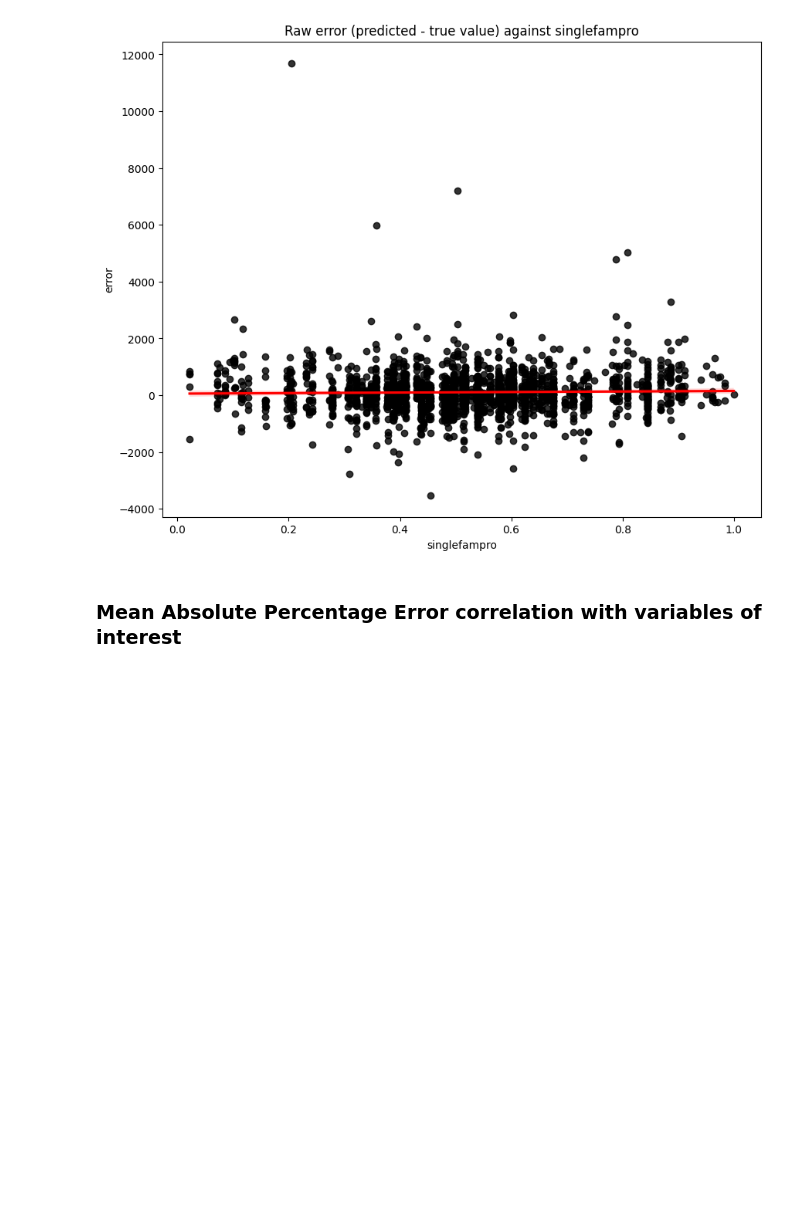
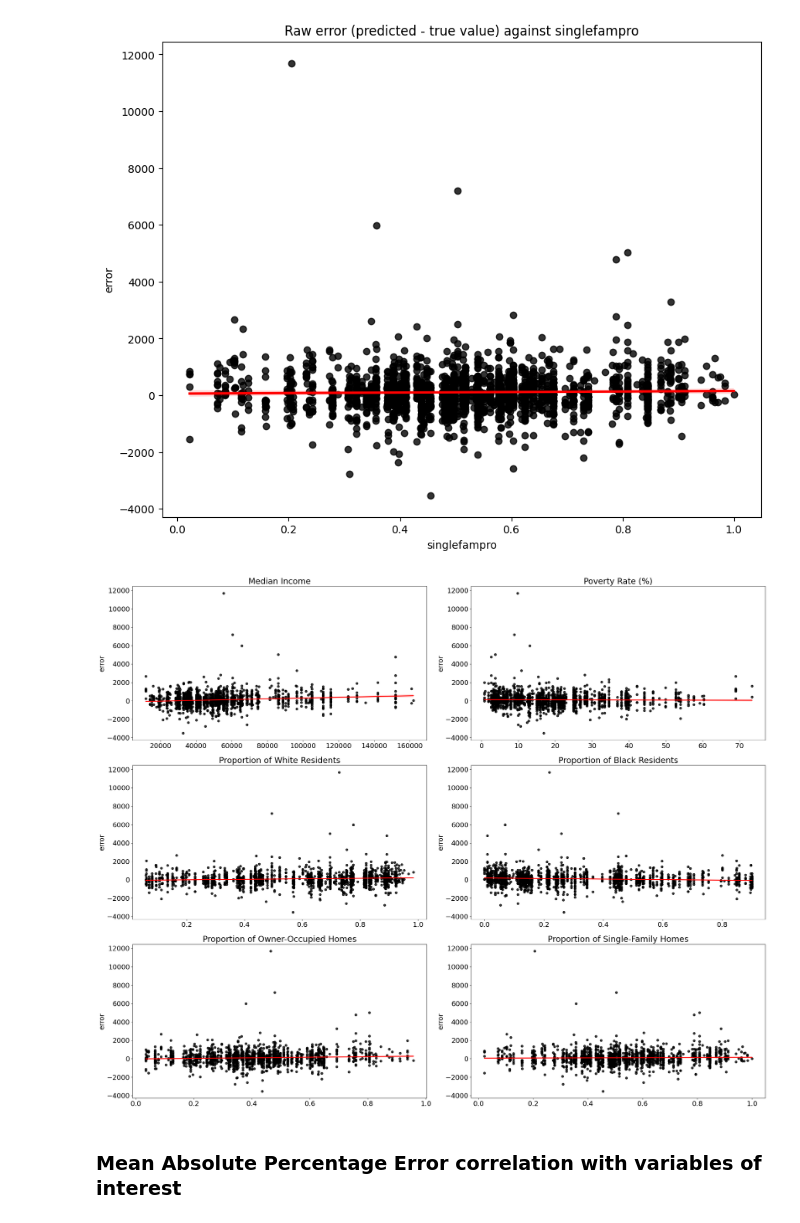
Before and after one commit to JunTaoLuo/ErukaExp, a Jupyter notebook: bias_analysis.ipynb, the cells around one changed output. Drawn from its saved outputs; the diff is of its cells as text; code cells hidden in the pictures; blank space fills up the shorter version.

Commit message:
bias analysis graph edits

```diff
--- a/bias_analysis.ipynb
+++ b/bias_analysis.ipynb
@@ -100,6 +125,30 @@ for var in vars_of_interest:
 [figure]
 [figure]
 [figure]
+# %%
+# For paper: a select set of graphs as subplots
+graph_vars = ['medianincome', 'poverty', 'whitepro', 'blackpro', 'owneroccpro', 'singlefampro']
+graph_titles = ['Median Income', 'Poverty Rate (%)', 'Proportion of White Residents', 'Proportion of Black Residents', 'Proportion of Owner-Occupied Homes', 'Proportion of Single-Family Homes']
+
+plt.rcParams.update({'font.size': 18})
+
+
+fig, axs = plt.subplots(nrows=3, ncols=2, figsize=(25, 20))
+
+for i, var in enumerate(graph_vars):
+    row = i // 2
+    col = i % 2
+    sns.regplot(x=df_sub[var], y=df_sub['error'], ax=axs[row][col], scatter_kws={"color":"black"}, line_kws={"color":"red"})
+    axs[row][col].set_title(f'{graph_titles[i]}')
+    axs[row][col].set_xlabel('')
+
+plt.subplots_adjust(wspace=0.2, hspace=0.8)
+
+
+plt.tight_layout()
+plt.show()
+# %% [output]
+[figure, added]
 # %% [markdown]
 ### Mean Absolute Percentage Error correlation with variables of interest
 # %%
```
Also changed, not shown: parts of 8 cells of this notebook, 2 other files.
